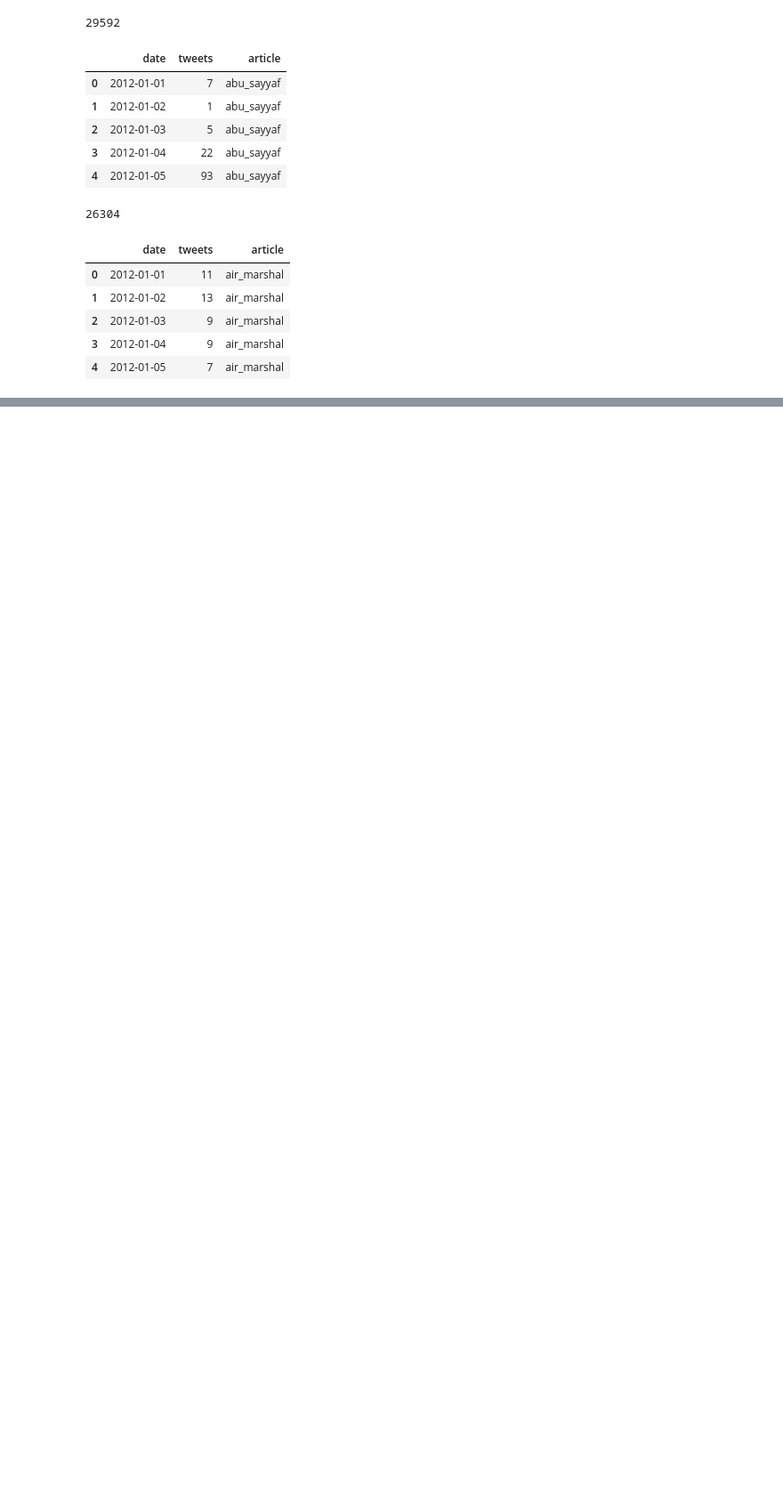
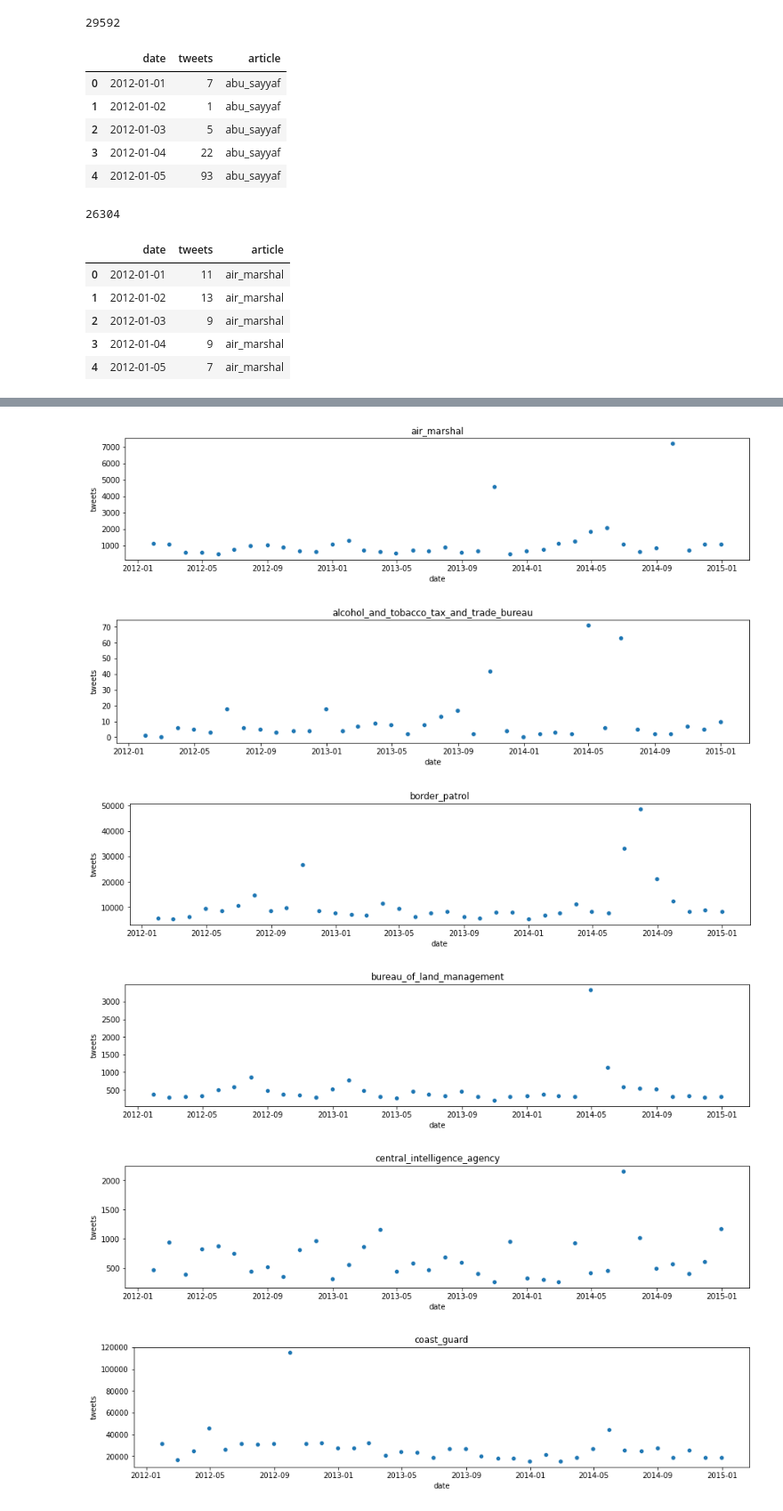
Before and after one commit to JulienVig/CS-401-Tweet-Analysis, a Jupyter notebook: tweet_analysis.ipynb, the cells around one changed output, grey strips where cells are left out. Shown at 89% size. Drawn from its saved outputs; the diff is of its cells as text; code cells hidden in the pictures; blank space fills up the shorter version.

```diff
--- a/tweet_analysis.ipynb
+++ b/tweet_analysis.ipynb
@@ -137,0 +129,9 @@ plt.scatter(x=monthly_count.date, y=monthly_count.tweets)
+# %%
+plot_articles_monthly(domestic_df)
+# %% [output]
+[figure, added]
+[figure, added]
+[figure, added]
+[figure, added]
+[figure, added]
+[figure, added]
```
Also changed, not shown: parts of 51 cells of this notebook.
